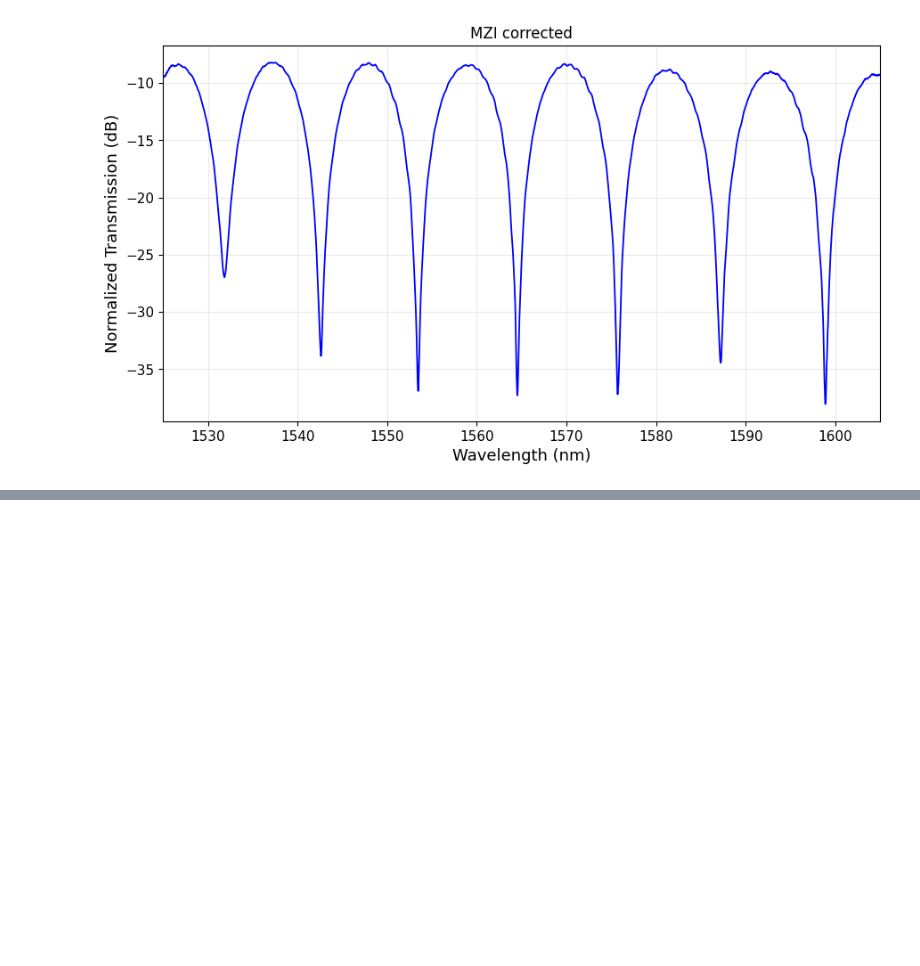
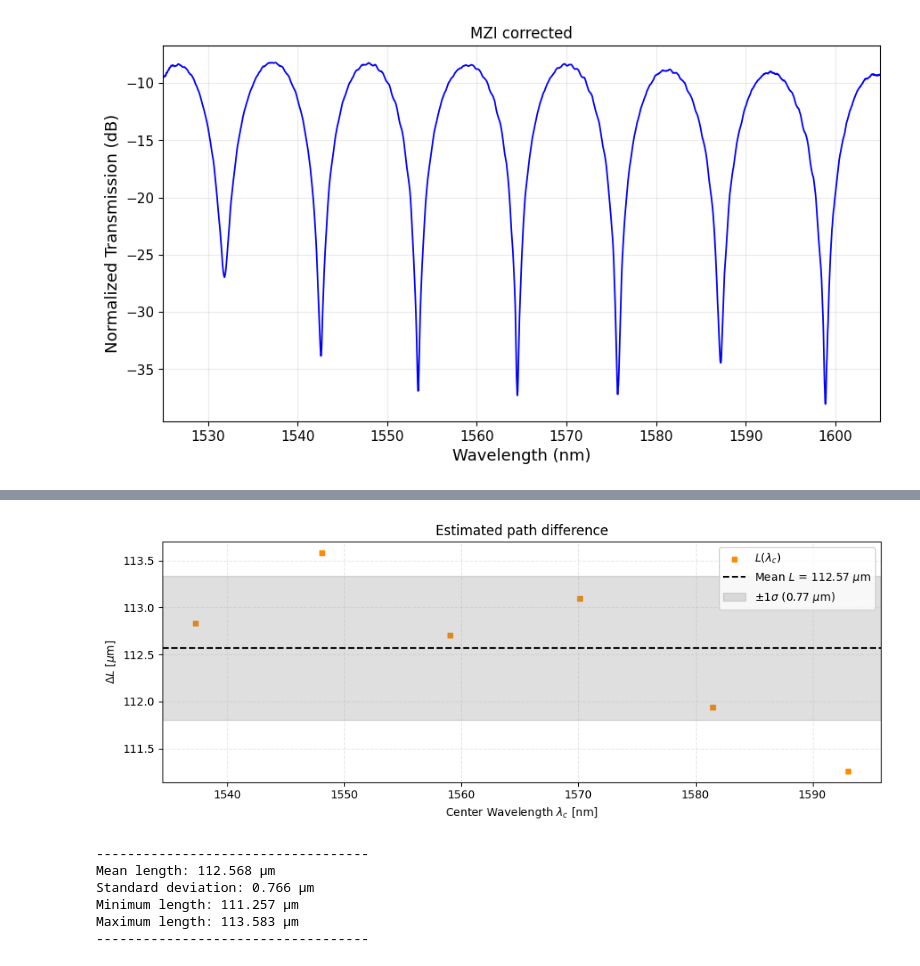
Before and after one commit to DBAEASE/programable, a Jupyter notebook: FabTest.ipynb, the cells around one changed output, grey strips where cells are left out. Saved outputs shown, nothing was run; the diff lists cells and outputs as text; code cells hidden in the pictures; blank space fills up the shorter version.

```diff
--- a/FabTest.ipynb
+++ b/FabTest.ipynb
@@ -663,0 +775,66 @@ plt.show()
+# %%
+# 7. Plot resonator length as a function of wavelength
+
+# Calculate mean and standard deviation
+L_mean = np.mean(L_um)
+L_std = np.std(L_um)
+
+fig, ax = plt.subplots(figsize=(10, 4))
+
+# Individual resonator length estimates
+ax.scatter(
+    lambda_c,
+    L_um,
+    color="darkorange",
+    marker="s",
+    s=18,
+    label=r"$L(\lambda_c)$"
+)
+
+# Mean resonator length
+ax.axhline(
+    L_mean,
+    color="black",
+    linestyle="--",
+    linewidth=1.5,
+    label=fr"Mean $L$ = {L_mean:.2f} $\mu$m"
+)
+
+# +/- 1 standard deviation region
+ax.axhspan(
+    L_mean - L_std,
+    L_mean + L_std,
+    color="gray",
+    alpha=0.25,
+    label=fr"$\pm 1\sigma$ ({L_std:.2f} $\mu$m)"
+)
+
+# Axis labels
+ax.set_xlabel(r"Center Wavelength $\lambda_c$ [nm]")
+ax.set_ylabel(r"$\Delta L$ [$\mu$m]")
+
+ax.set_title("Estimated path difference")
+
+ax.legend(loc="best")
+ax.grid(True, linestyle="--", alpha=0.3)
+
+# Avoid scientific notation on the y-axis
+ax.ticklabel_format(axis="y", style="plain", useOffset=False)
+
+plt.tight_layout()
+plt.show()
+
+print("-----------------------------------")
+print(f"Mean length: {L_mean:.3f} µm")
+print(f"Standard deviation: {L_std:.3f} µm")
+print(f"Minimum length: {np.min(L_um):.3f} µm")
+print(f"Maximum length: {np.max(L_um):.3f} µm")
+print("-----------------------------------")
+# %% [output]
+[figure, added]
+-----------------------------------
+Mean length: 112.568 µm
+Standard deviation: 0.766 µm
+Minimum length: 111.257 µm
+Maximum length: 113.583 µm
+-----------------------------------
```
Also changed, not shown: parts of 6 cells of this notebook, 1 other file.
